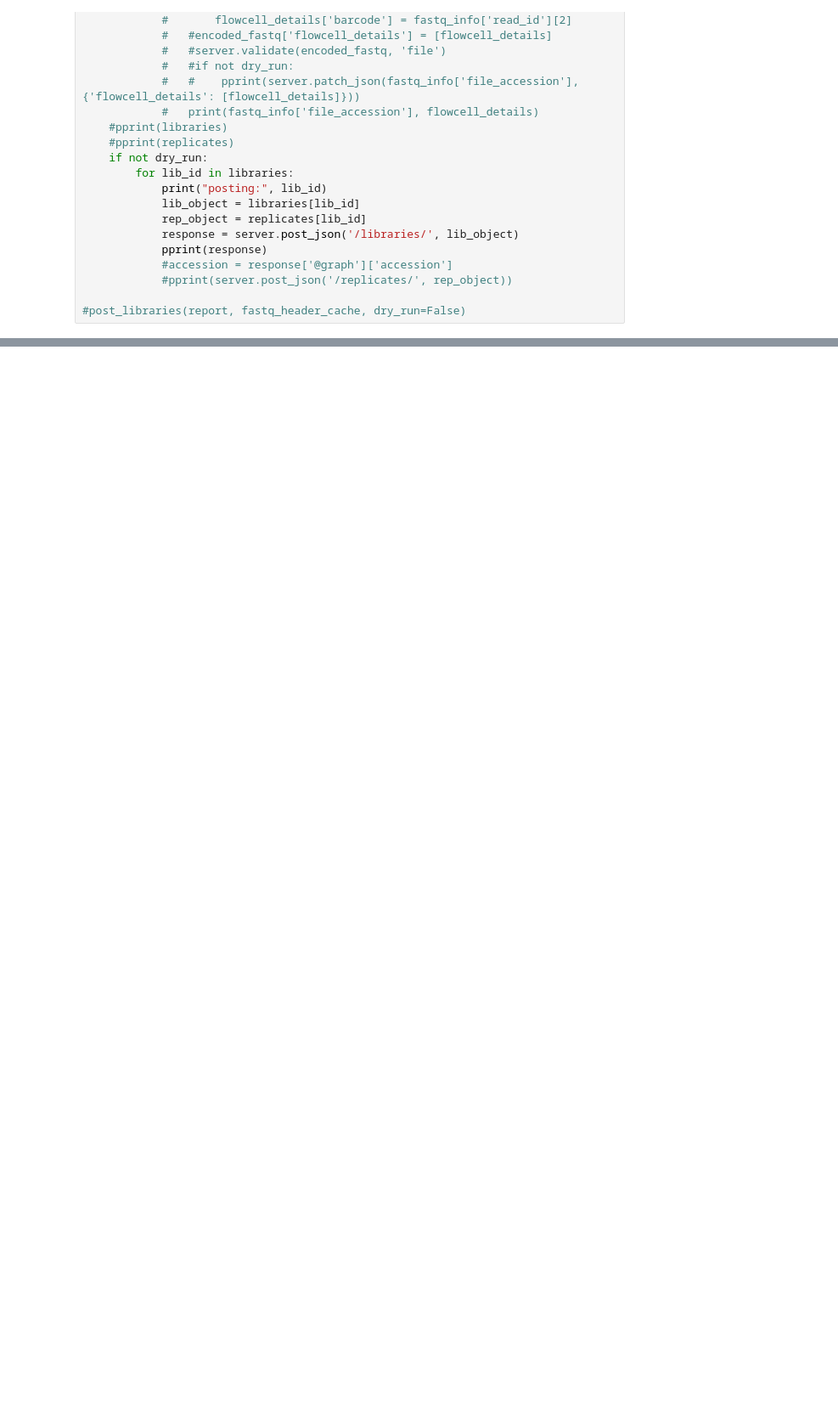
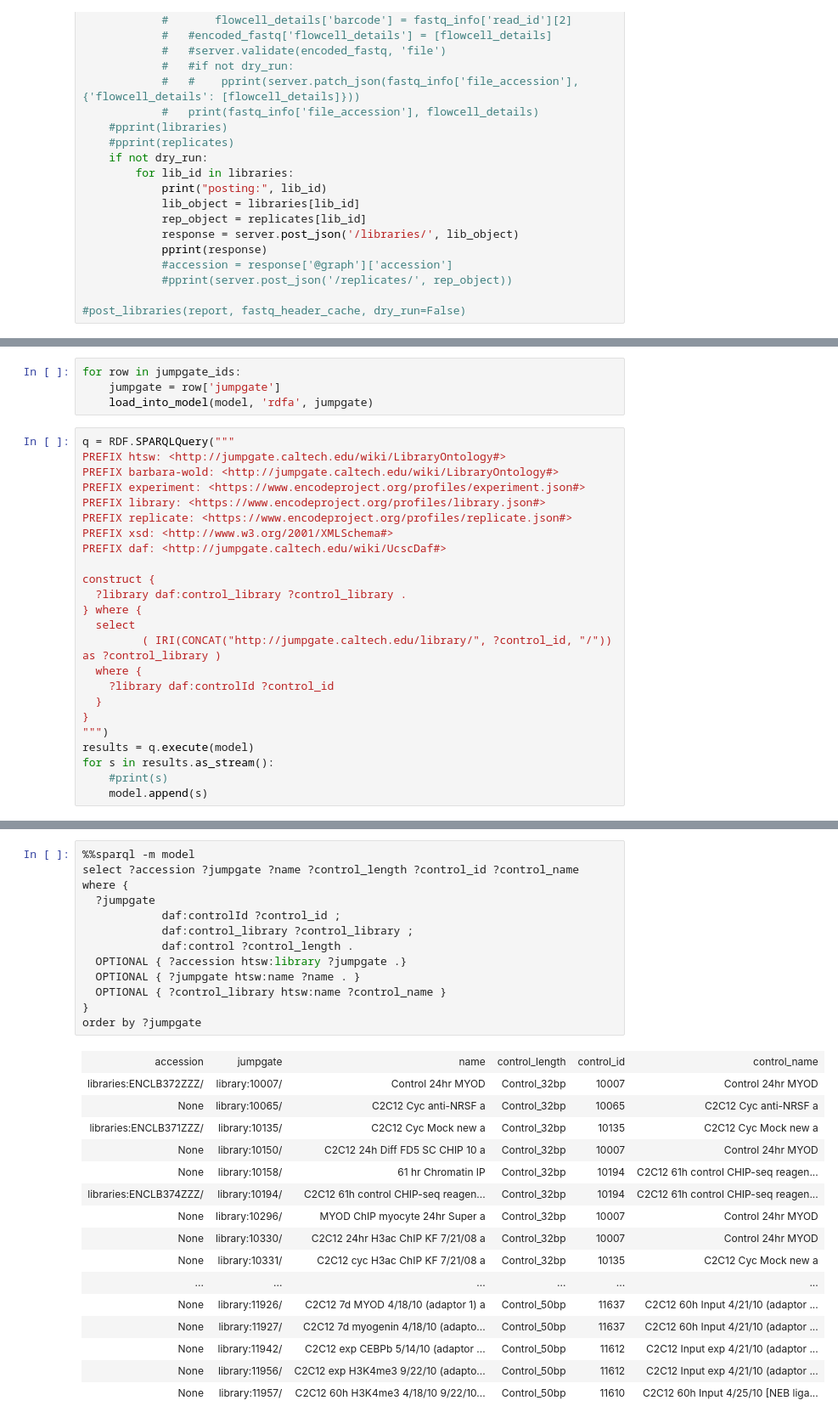
Before and after one commit to detrout/encode3-curation, a Jupyter notebook: validate_encode2_flowcell_library_metadata.ipynb, the cells around one changed output, grey strips where cells are left out. Shown at 85% size. Saved outputs shown, nothing was run; the diff lists cells and outputs as text; blank space fills up the shorter version.

```diff
--- a/validate_encode2_flowcell_library_metadata.ipynb
+++ b/validate_encode2_flowcell_library_metadata.ipynb
@@ -678,0 +769,28 @@ def post_libraries(report, fastq_header_cache, dry_run=False):
+# %%
+for row in jumpgate_ids:
+    jumpgate = row['jumpgate']
+    load_into_model(model, 'rdfa', jumpgate)
+# %%
+q = RDF.SPARQLQuery("""
+PREFIX htsw: <http://jumpgate.caltech.edu/wiki/LibraryOntology#>
+PREFIX barbara-wold: <http://jumpgate.caltech.edu/wiki/LibraryOntology#>
+PREFIX experiment: <https://www.encodeproject.org/profiles/experiment.json#>
+PREFIX library: <https://www.encodeproject.org/profiles/library.json#>
+PREFIX replicate: <https://www.encodeproject.org/profiles/replicate.json#>
+PREFIX xsd: <http://www.w3.org/2001/XMLSchema#>
+PREFIX daf: <http://jumpgate.caltech.edu/wiki/UcscDaf#>
+
+construct {
+  ?library daf:control_library ?control_library .
+} where {
+  select
+         ( IRI(CONCAT("http://jumpgate.caltech.edu/library/", ?control_id, "/"))  as ?control_library )
+  where {
+    ?library daf:controlId ?control_id
+  }
+}
+""")
+results = q.execute(model)
+for s in results.as_stream():
+    #print(s)
+    model.append(s)
@@ -678,0 +803,30 @@ def post_libraries(report, fastq_header_cache, dry_run=False):
+# %%
+%%sparql -m model
+select ?accession ?jumpgate ?name ?control_length ?control_id ?control_name
+where {
+  ?jumpgate
+            daf:controlId ?control_id ;
+            daf:control_library ?control_library ;
+            daf:control ?control_length .
+  OPTIONAL { ?accession htsw:library ?jumpgate .}
+  OPTIONAL { ?jumpgate htsw:name ?name . }
+  OPTIONAL { ?control_library htsw:name ?control_name }
+}
+order by ?jumpgate
+# %% [output]
+| accession | jumpgate | name | control_length | control_id | control_name |
+| libraries:ENCLB372ZZZ/ | library:10007/ | Control 24hr MYOD | Control_32bp | 10007 | Control 24hr MYOD |
+| None | library:10065/ | C2C12 Cyc anti-NRSF a | Control_32bp | 10065 | C2C12 Cyc anti-NRSF a |
+| libraries:ENCLB371ZZZ/ | library:10135/ | C2C12 Cyc Mock new a | Control_32bp | 10135 | C2C12 Cyc Mock new a |
+| None | library:10150/ | C2C12 24h Diff FD5 SC CHIP 10 a | Control_32bp | 10007 | Control 24hr MYOD |
+| None | library:10158/ | 61 hr Chromatin IP | Control_32bp | 10194 | C2C12 61h control CHIP-seq reagen... |
+| libraries:ENCLB374ZZZ/ | library:10194/ | C2C12 61h control CHIP-seq reagen... | Control_32bp | 10194 | C2C12 61h control CHIP-seq reagen... |
+| None | library:10296/ | MYOD ChIP myocyte 24hr Super a | Control_32bp | 10007 | Control 24hr MYOD |
+| None | library:10330/ | C2C12 24hr H3ac ChIP KF 7/21/08 a | Control_32bp | 10007 | Control 24hr MYOD |
+| None | library:10331/ | C2C12 cyc H3ac ChIP KF 7/21/08 a | Control_32bp | 10135 | C2C12 Cyc Mock new a |
+| ... | ... | ... | ... | ... | ... |
+| None | library:11926/ | C2C12 7d MYOD 4/18/10 (adaptor 1) a | Control_50bp | 11637 | C2C12 60h Input 4/21/10 (adaptor ... |
+| None | library:11927/ | C2C12 7d myogenin 4/18/10 (adapto... | Control_50bp | 11637 | C2C12 60h Input 4/21/10 (adaptor ... |
+| None | library:11942/ | C2C12 exp CEBPb 5/14/10 (adaptor ... | Control_50bp | 11612 | C2C12 Input exp 4/21/10 (adaptor ... |
+| None | library:11956/ | C2C12 exp H3K4me3 9/22/10 (adapto... | Control_50bp | 11612 | C2C12 Input exp 4/21/10 (adaptor ... |
+| None | library:11957/ | C2C12 60h H3K4me3 4/18/10 9/22/10... | Control_50bp | 11610 | C2C12 60h Input 4/25/10 [NEB liga... |
```
Also changed, not shown: parts of 34 cells of this notebook.
